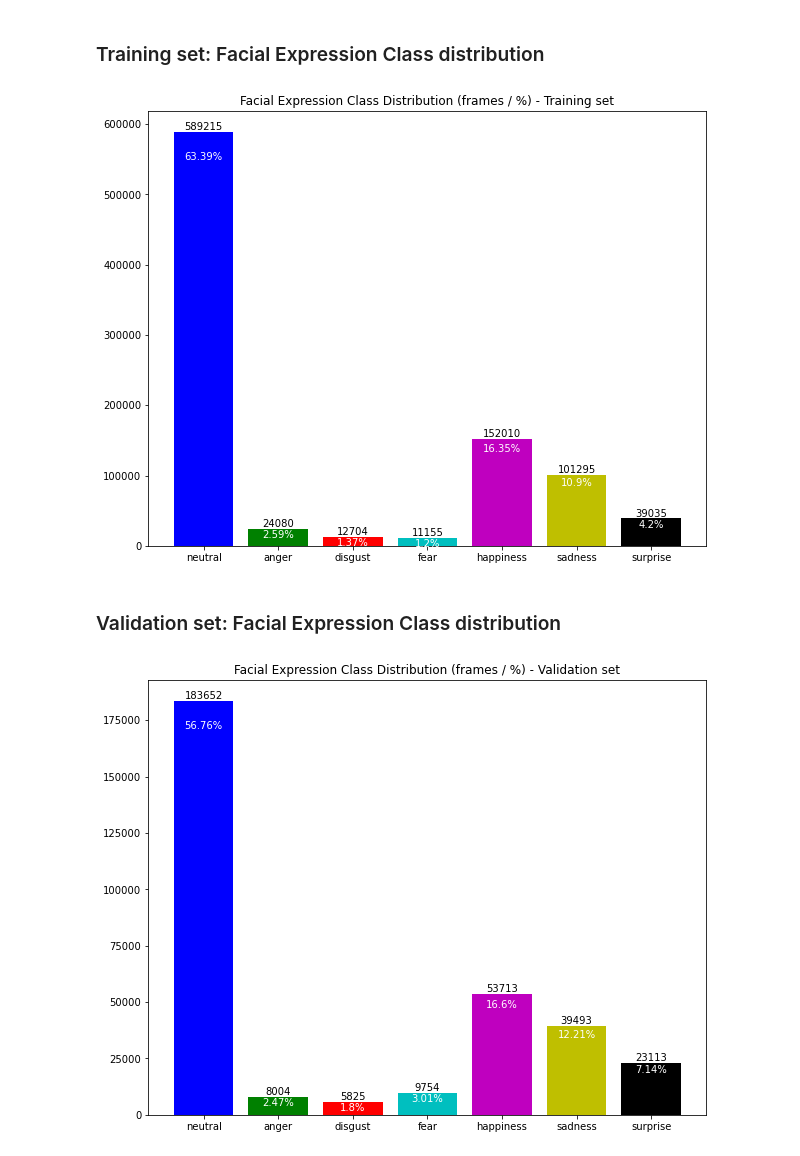
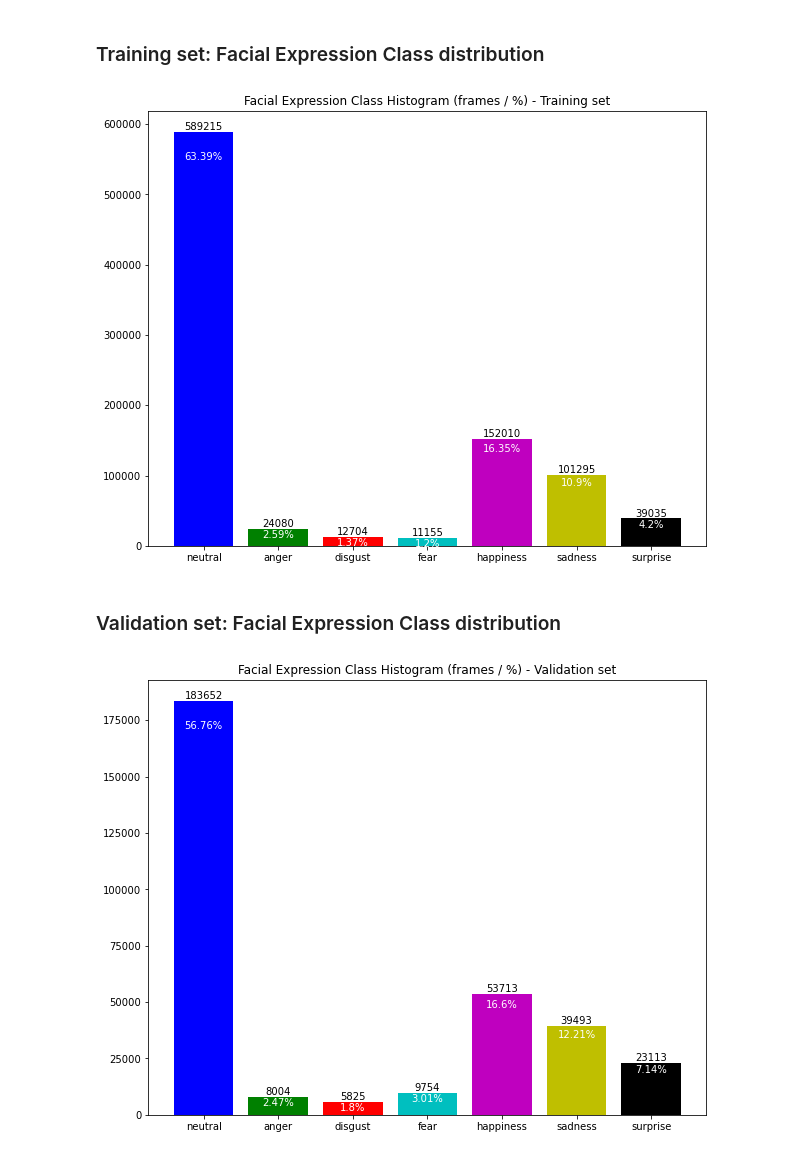
Before and after one commit to ion-elgreco/thesis-FER, a Jupyter notebook: EDA_Aff-Wild2.ipynb, the cells around one changed output. Cells and saved outputs as stored; diff of their text form; code cells hidden in the pictures.

```diff
--- a/EDA_Aff-Wild2.ipynb
+++ b/EDA_Aff-Wild2.ipynb
@@ -471,13 +468,13 @@ AW2_train_classdist
 # %%
 AW2_train_highlevel_dist = {i: 0 for i in names_class}
 for ann_file in AW2_train_FN:
     values = AW2_train_classdist.get(ann_file)
     for name in AW2_train_highlevel_dist.keys():
         AW2_train_highlevel_dist[name] += values.get(name)
 
-AW2_distplotter(AW2_train_highlevel_dist, "Facial Expression Class Distribution (frames / %) - Training set")
+AW2_distplotter(AW2_train_highlevel_dist, "Facial Expression Class Histogram (frames / %) - Training set")
 # %% [output]
-[figure, old version]
+[figure, new version]
 # %% [markdown]
 ### Validation set: Facial Expression Class distribution
 # %%
@@ -487,6 +484,6 @@ for ann_file in AW2_val_FN:
     for name in AW2_val_highlevel_dist.keys():
         AW2_val_highlevel_dist[name] += values.get(name)
 
-AW2_distplotter(AW2_val_highlevel_dist, "Facial Expression Class Distribution (frames / %) - Validation set")
+AW2_distplotter(AW2_val_highlevel_dist, "Facial Expression Class Histogram (frames / %) - Validation set")
 # %% [output]
-[figure, old version]
+[figure, new version]
```
Also changed, not shown: parts of 3 cells of this notebook.
